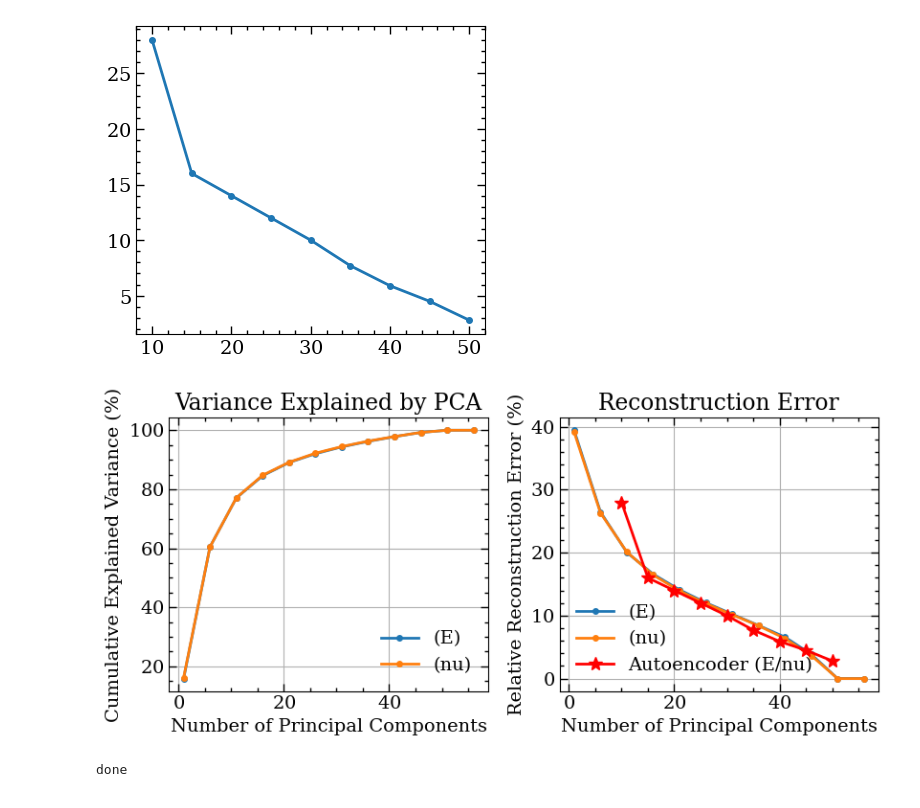
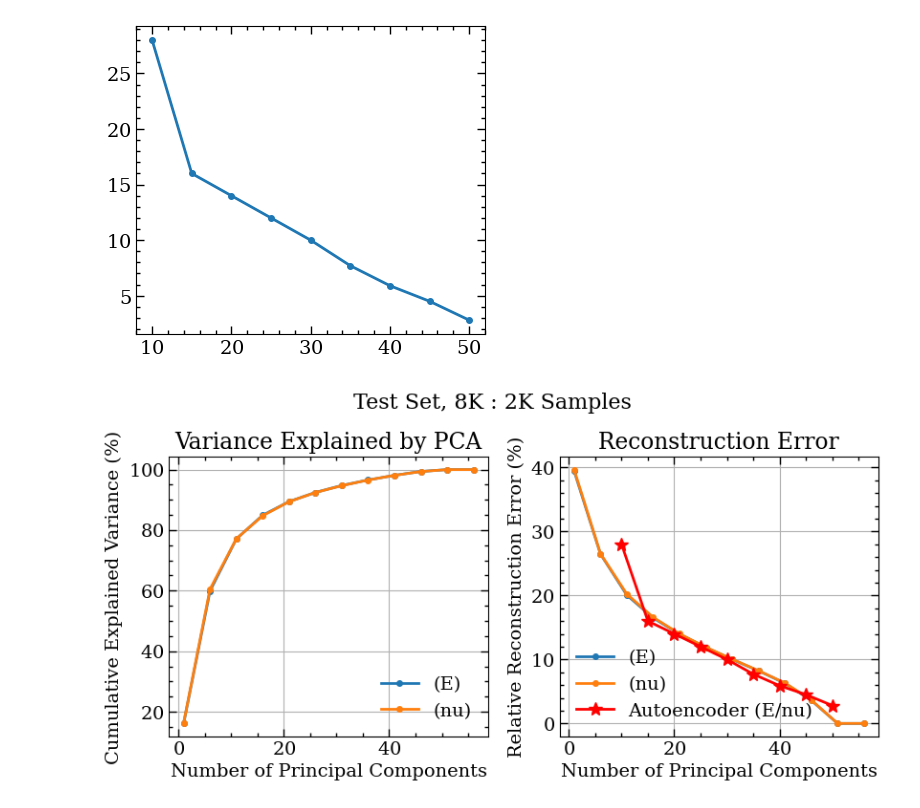
Before and after one commit to m-raj/microstructure-dependent-material-model, a Jupyter notebook: pca_analysis.ipynb, the cells around one changed output. Cells and saved outputs as stored; diff of their text form; code cells hidden in the pictures.

```diff
--- a/pca_analysis.ipynb
+++ b/pca_analysis.ipynb
@@ -14,8 +14,8 @@ import numpy as np
 folder = f'overleaf/figs'
 # %%
 data_files = ["data/2024-10-13_PC1D_process10_data.pkl",
-			#   "data/2024-10-13_PC1D_process11_data.pkl",
-			#   "data/2024-10-13_PC1D_process12_data.pkl"
+			  "data/2024-10-13_PC1D_process11_data.pkl",
+			  "data/2024-10-13_PC1D_process12_data.pkl"
                 ]
 
 datasets = [
@@ -40,8 +40,8 @@ nu_samples = []
 for idx, (E, nu) in enumerate(dataloader):
     E_samples.append(E.numpy())
     nu_samples.append(nu.numpy())
-E_samples = np.concatenate(E_samples, axis=0)
-nu_samples = np.concatenate(nu_samples, axis=0)
+E_samples = torch.tensor(np.concatenate(E_samples, axis=0))
+nu_samples = torch.tensor(np.concatenate(nu_samples, axis=0))
 # %%
 train_size = int(0.8 * E_samples.shape[0])
 test_size = E_samples.shape[0] - train_size
@@ -61,3 +61,6 @@ nu_recon = np.cumsum(np.einsum('ji,bj->bji', pca_nu.components_, pca_nu.transfor
 # %%
 rel_error_E = np.asarray([loss_function.L2RelativeError(torch.tensor(E_recon[:,i]).unsqueeze(-1), torch.tensor(test_E_samples).unsqueeze(-1)).numpy() for i in range (pca_E.n_components_)])
 rel_error_nu = np.asarray([loss_function.L2RelativeError(torch.tensor(nu_recon[:,i]).unsqueeze(-1), torch.tensor(test_nu_samples).unsqueeze(-1)).numpy() for i in range (pca_nu.n_components_)])
+# %%
+rel_error_E = torch.load('pca_encoder_1/rel_error_E_test.pth')
+rel_error_nu = torch.load('pca_encoder_1/pca_error_nu_test.pth')
@@ -69,27 +76,28 @@ plt.plot(ae_dims, E_test_rel_errors, 'o-', label='Autoencoder')
 [<matplotlib.lines.Line2D at 0x...>]
 [figure]
 # %%
-plt.figure(figsize=(8.5,4))
+plt.figure(figsize=(8.5,4.5))
 domain = np.arange(1, 61)
 step = 5
 plt.subplot(1,2,1)
 plt.plot(domain[::step], np.cumsum(pca_E.explained_variance_ratio_)[::step]*100, marker='o', label='(E)')
 plt.plot(domain[::step], np.cumsum(pca_nu.explained_variance_ratio_)[::step]*100, marker='o', label='(nu)')
 plt.legend()
 plt.xlabel('Number of Principal Components')
 plt.ylabel('Cumulative Explained Variance (%)')
 plt.title('Variance Explained by PCA')
 plt.grid(True)
 plt.subplot(1,2,2)
 plt.plot(domain[::step], rel_error_E[::step]*100, 'o-', label='(E)')
 plt.plot(domain[::step], rel_error_nu[::step]*100, 'o-', label='(nu)')
 plt.plot(ae_dims, E_test_rel_errors, '*-', label='Autoencoder (E/nu)', markersize=10, color='red', zorder=3)
 plt.legend(loc='lower left')
 plt.xlabel('Number of Principal Components')
 plt.ylabel('Relative Reconstruction Error (%)')
 plt.title('Reconstruction Error')
 plt.grid(True)
+plt.suptitle('Test Set, 8K : 2K Samples', y=0.95, fontsize=16)
 plt.tight_layout()
 plt.savefig(f'{folder}/pca_analysis.pdf')
 # %% [output]
-[figure, old version]
+[figure, new version]
@@ -100,5 +103,0 @@ pca_encoder.initialize_weights(torch.tensor(pca_E.components_), torch.tensor(pca
-# %%
-E_encoded1 = pca_encoder(torch.tensor(E_samples).float())
-E_encoded2 = pca_E.transform(E_samples)
-# %% [output]
-done
```
Also changed, not shown: parts of 12 cells of this notebook, 1 other file.
